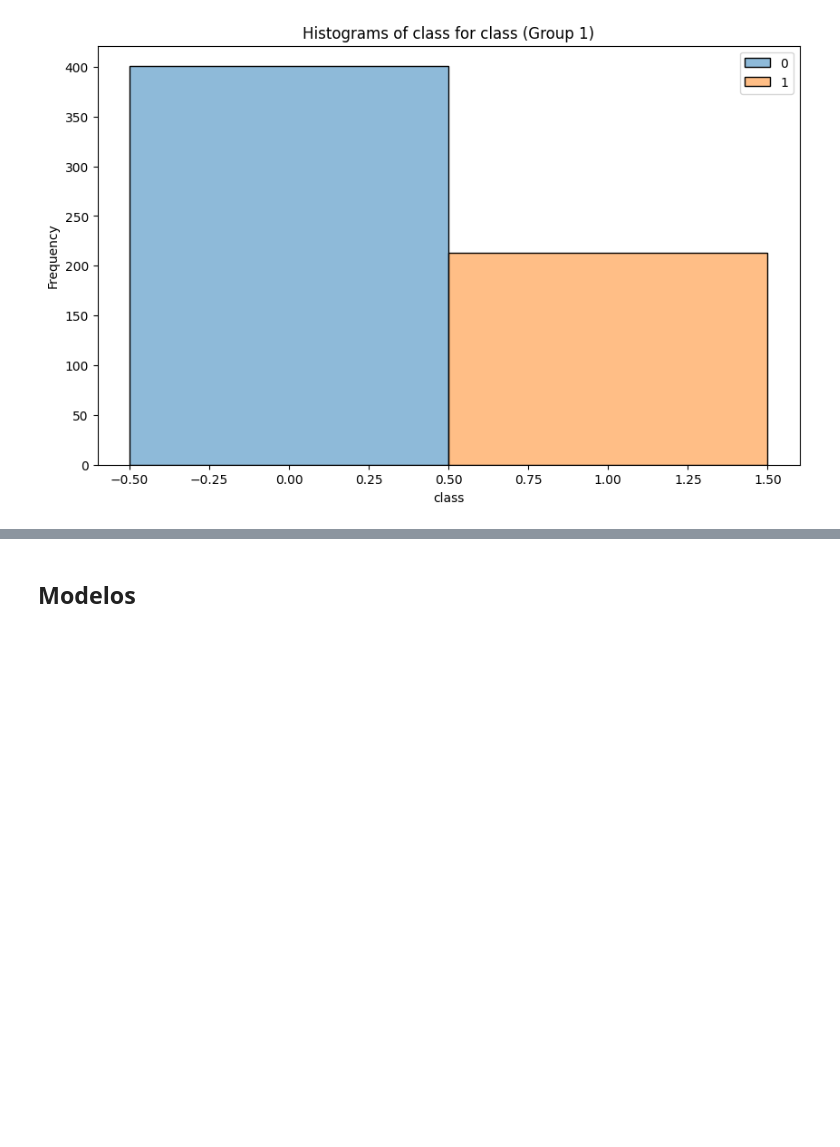
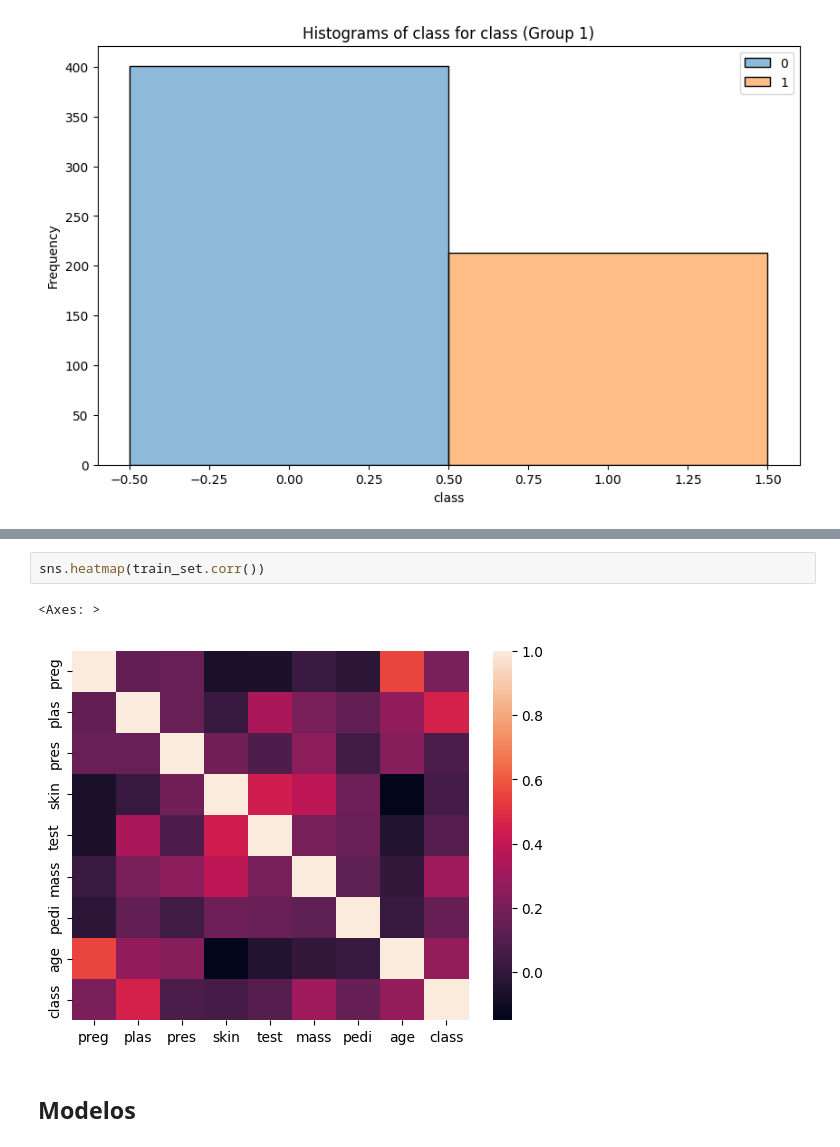
Before and after one commit to MariaRepository/ONLINE_DS_THEBRIDGE_MariaFernandez, a Jupyter notebook: 04_Machine_Learning/Sprint_13/Unidad_02/Practica_Obligatoria/18_Practica_Obligatoria_Ensamblado_de_modelos,_bagging,_boosting,_random_forest_y_gbts.ipynb, the cells around one changed output, grey strips where cells are left out. Cells and saved outputs as stored; diff of their text form; blank space fills up the shorter version.

```diff
--- a/04_Machine_Learning/Sprint_13/Unidad_02/Practica_Obligatoria/18_Practica_Obligatoria_Ensamblado_de_modelos,_bagging,_boosting,_random_forest_y_gbts.ipynb
+++ b/04_Machine_Learning/Sprint_13/Unidad_02/Practica_Obligatoria/18_Practica_Obligatoria_Ensamblado_de_modelos,_bagging,_boosting,_random_forest_y_gbts.ipynb
@@ -167,3 +207,8 @@ for col in features_num:
+# %%
+sns.heatmap(train_set.corr())
+# %% [output]
+<Axes: >
+[figure, added]
 # %% [markdown]
 ## Modelos
 # %%
```
Also changed, not shown: parts of 6 cells of this notebook, 33 other files.
